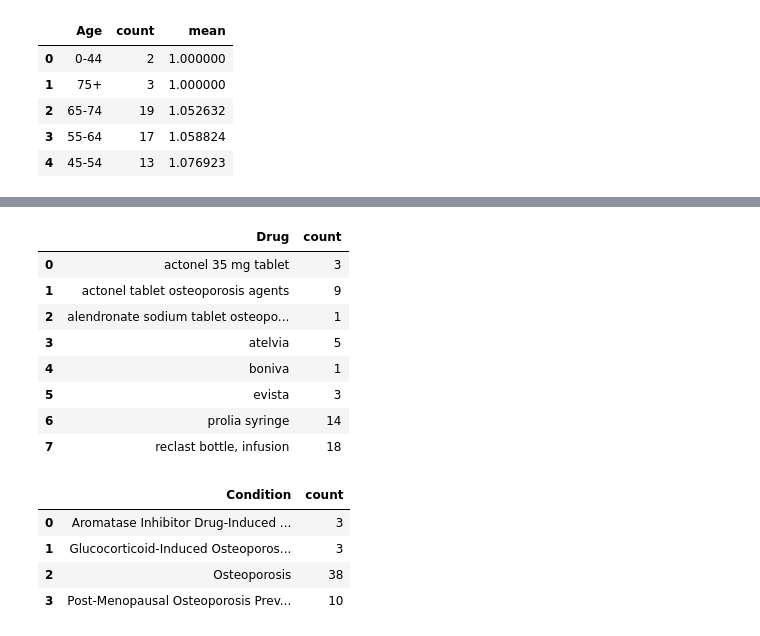
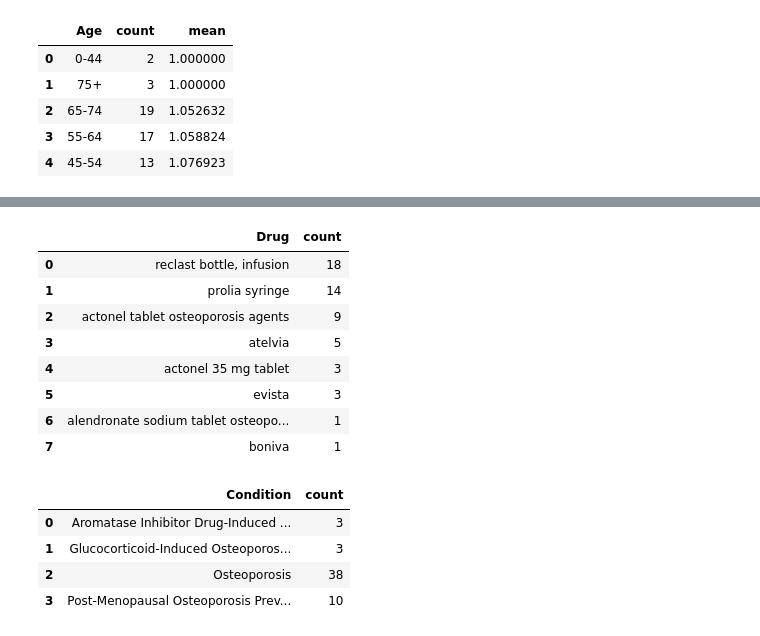
Before and after one commit to woonsupkim/DrugReview, a Jupyter notebook: NLP_Visuals.ipynb, the cells around one changed output, grey strips where cells are left out. Cells and saved outputs as stored; diff of their text form; code cells hidden in the pictures.

```diff
--- a/NLP_Visuals.ipynb
+++ b/NLP_Visuals.ipynb
@@ -419,15 +418,15 @@ df_ost_bad_bi.groupby(['Age'])['Age'].agg(count='size').sort_values(by = ['count
 # %%
-df_ost_bad_bi.groupby(['Drug'])['Drug'].agg(count='size').reset_index()
+df_ost_bad_bi.groupby(['Drug'])['Drug'].agg(count='size').sort_values(by=['count'], ascending = False).reset_index()
 # %% [output]
 |  | Drug | count |
-| 0 | actonel 35 mg tablet | 3 |
-| 1 | actonel tablet osteoporosis agents | 9 |
-| 2 | alendronate sodium tablet osteopo... | 1 |
+| 0 | reclast bottle, infusion | 18 |
+| 1 | prolia syringe | 14 |
+| 2 | actonel tablet osteoporosis agents | 9 |
 | 3 | atelvia | 5 |
-| 4 | boniva | 1 |
+| 4 | actonel 35 mg tablet | 3 |
 | 5 | evista | 3 |
-| 6 | prolia syringe | 14 |
-| 7 | reclast bottle, infusion | 18 |
+| 6 | alendronate sodium tablet osteopo... | 1 |
+| 7 | boniva | 1 |
 # %%
 df_ost_bad_bi.groupby(['Condition'])['Condition'].agg(count='size').reset_index()
 # %% [output]
```
Also changed, not shown: parts of 8 cells of this notebook.
